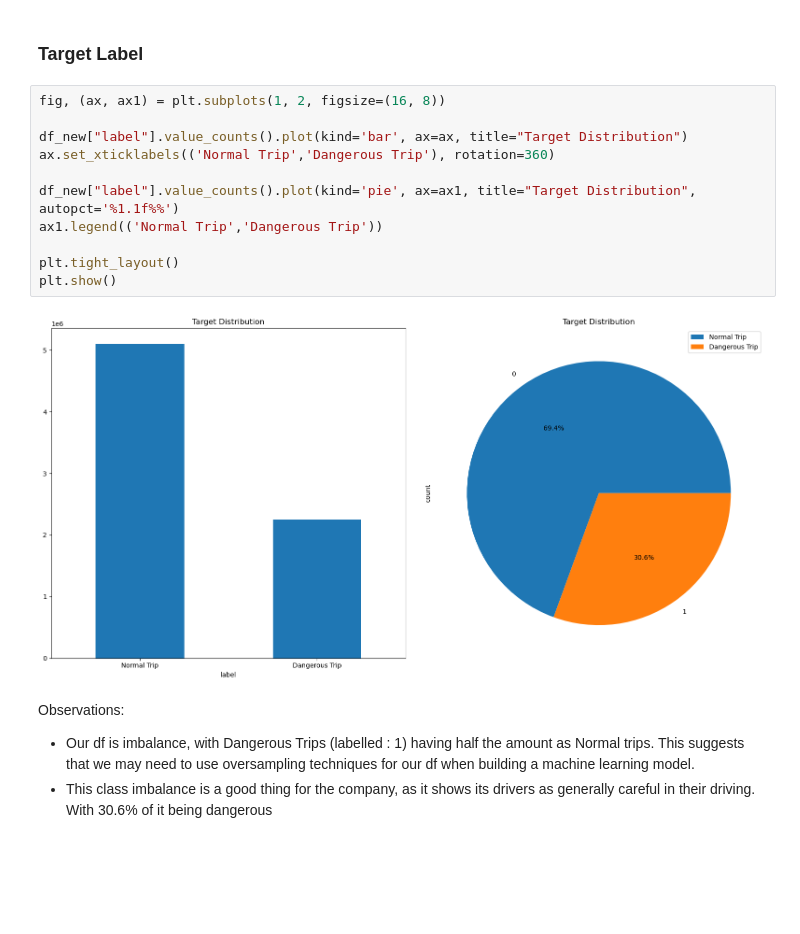
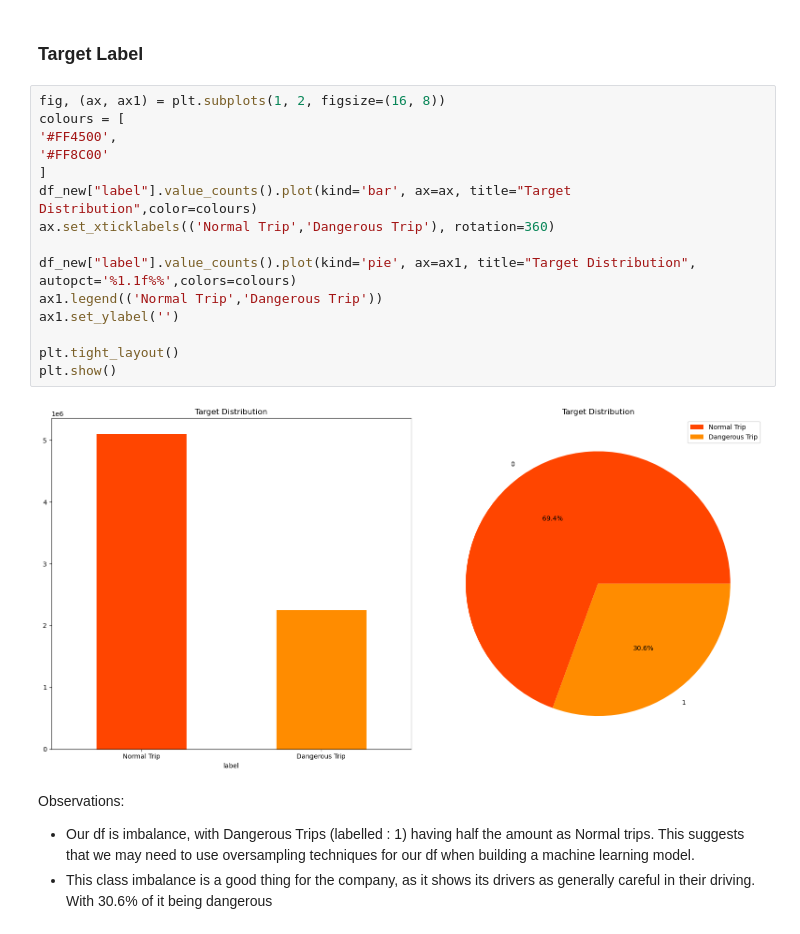
Before and after one commit to errnasty/Cab-Data-Analysis, a Jupyter notebook: EDA.ipynb, the cells around one changed output. Cells and saved outputs as stored; diff of their text form; blank space fills up the shorter version.

```diff
--- a/EDA.ipynb
+++ b/EDA.ipynb
@@ -303,17 +388,21 @@ Observations:
 ### Target Label
 # %%
 fig, (ax, ax1) = plt.subplots(1, 2, figsize=(16, 8))
-
-df_new["label"].value_counts().plot(kind='bar', ax=ax, title="Target Distribution")
+colours = [
+'#FF4500',
+'#FF8C00'
+]
+df_new["label"].value_counts().plot(kind='bar', ax=ax, title="Target Distribution",color=colours)
 ax.set_xticklabels(('Normal Trip','Dangerous Trip'), rotation=360)
 
-df_new["label"].value_counts().plot(kind='pie', ax=ax1, title="Target Distribution", autopct='%1.1f%%')
+df_new["label"].value_counts().plot(kind='pie', ax=ax1, title="Target Distribution", autopct='%1.1f%%',colors=colours)
 ax1.legend(('Normal Trip','Dangerous Trip'))
+ax1.set_ylabel('')
 
 plt.tight_layout()
 plt.show()
 # %% [output]
-[figure, old version]
+[figure, new version]
 # %% [markdown]
 Observations:
 -  Our df is imbalance, with Dangerous Trips (labelled : 1) having half the amount as Normal trips. This suggests that we may need to use oversampling techniques for our df when building a machine learning model.
```
Also changed, not shown: parts of 25 cells of this notebook.
